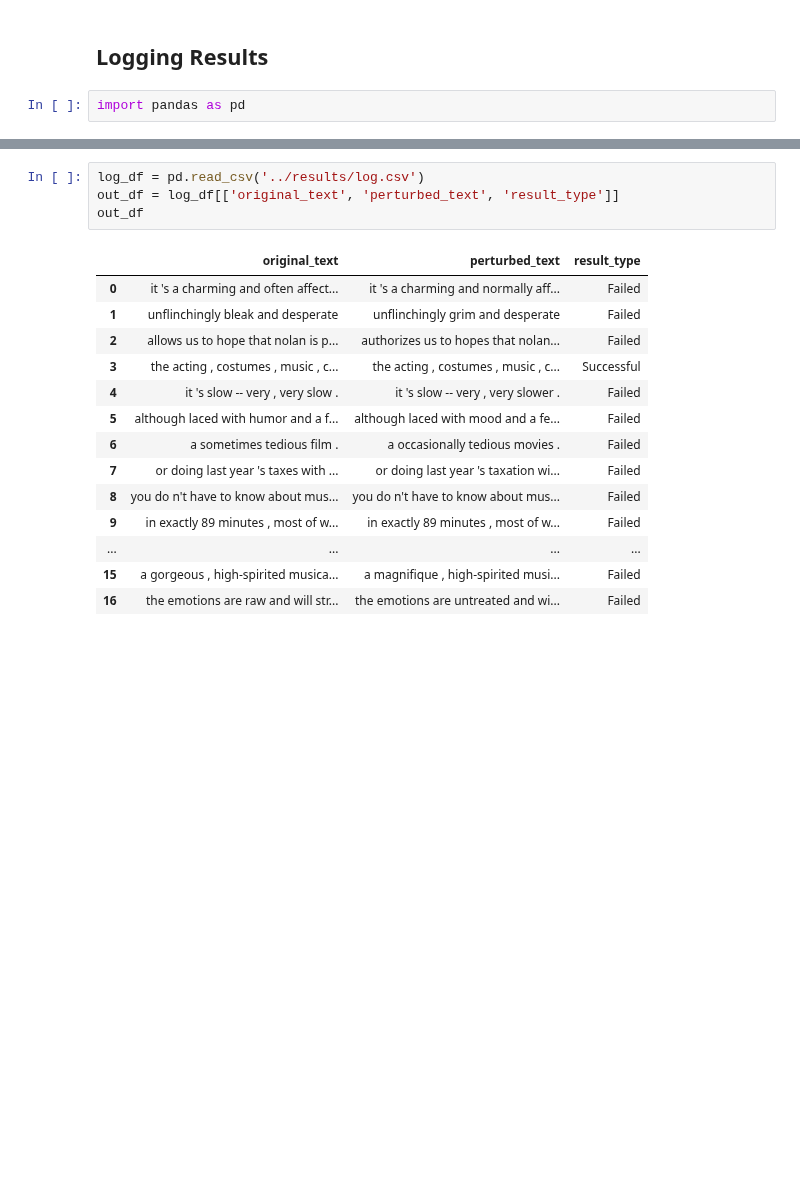
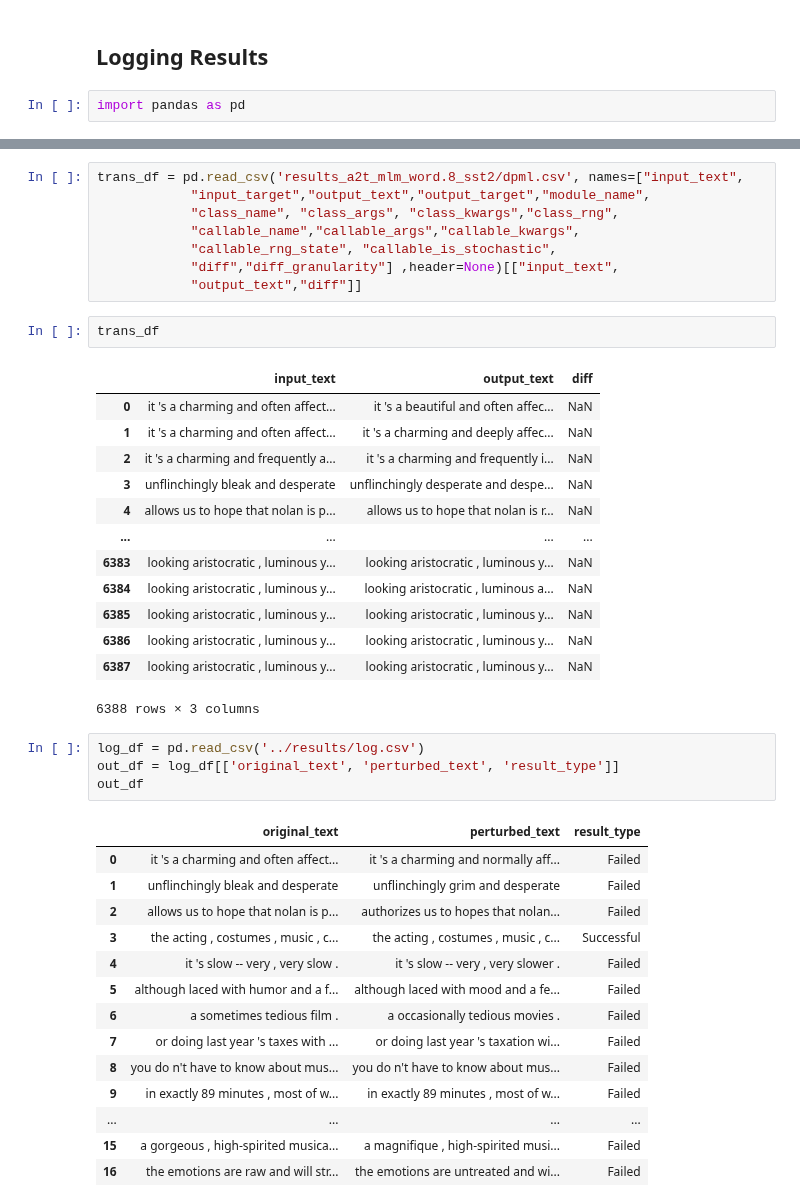
Before and after one commit to UCLA-SEAL/ProvenanceInspector, a Jupyter notebook: after/log_query_example.ipynb, the cells around one changed output, grey strips where cells are left out. Drawn from its saved outputs; the diff is of its cells as text; blank space fills up the shorter version.

```diff
--- a/after/log_query_example.ipynb
+++ b/after/log_query_example.ipynb
@@ -77,3 +172,27 @@ import pandas as pd
+# %%
+trans_df = pd.read_csv('results_a2t_mlm_word.8_sst2/dpml.csv', names=["input_text",
+            "input_target","output_text","output_target","module_name",
+            "class_name", "class_args", "class_kwargs","class_rng",
+            "callable_name","callable_args","callable_kwargs",
+            "callable_rng_state", "callable_is_stochastic",
+            "diff","diff_granularity"] ,header=None)[["input_text",
+            "output_text","diff"]]
+# %%
+trans_df
+# %% [output]
+|  | input_text | output_text | diff |
+| 0 | it 's a charming and often affect... | it 's a beautiful and often affec... | NaN |
+| 1 | it 's a charming and often affect... | it 's a charming and deeply affec... | NaN |
+| 2 | it 's a charming and frequently a... | it 's a charming and frequently i... | NaN |
+| 3 | unflinchingly bleak and desperate | unflinchingly desperate and despe... | NaN |
+| 4 | allows us to hope that nolan is p... | allows us to hope that nolan is r... | NaN |
+| ... | ... | ... | ... |
+| 6383 | looking aristocratic , luminous y... | looking aristocratic , luminous y... | NaN |
+| 6384 | looking aristocratic , luminous y... | looking aristocratic , luminous a... | NaN |
+| 6385 | looking aristocratic , luminous y... | looking aristocratic , luminous y... | NaN |
+| 6386 | looking aristocratic , luminous y... | looking aristocratic , luminous y... | NaN |
+| 6387 | looking aristocratic , luminous y... | looking aristocratic , luminous y... | NaN |
+6388 rows × 3 columns
 # %%
 log_df = pd.read_csv('../results/log.csv')
 out_df = log_df[['original_text', 'perturbed_text', 'result_type']]
```
Also changed, not shown: parts of 12 cells of this notebook, 14 other files.
